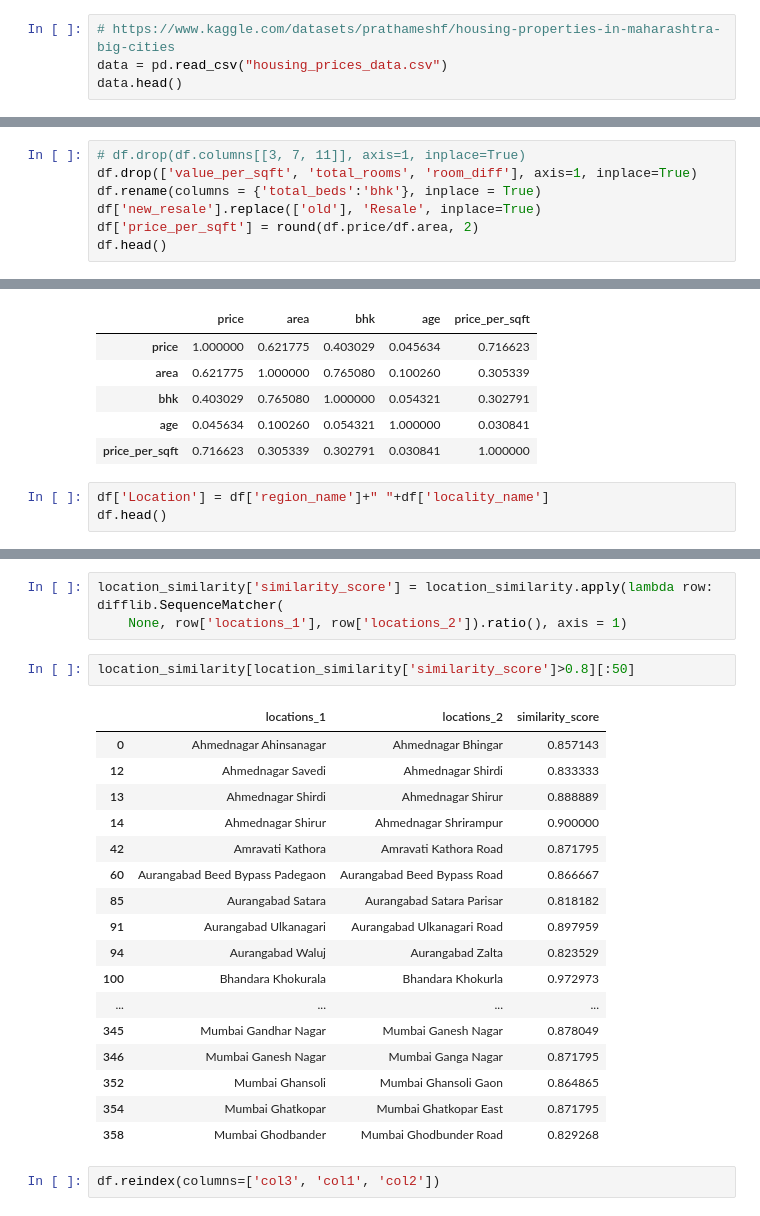
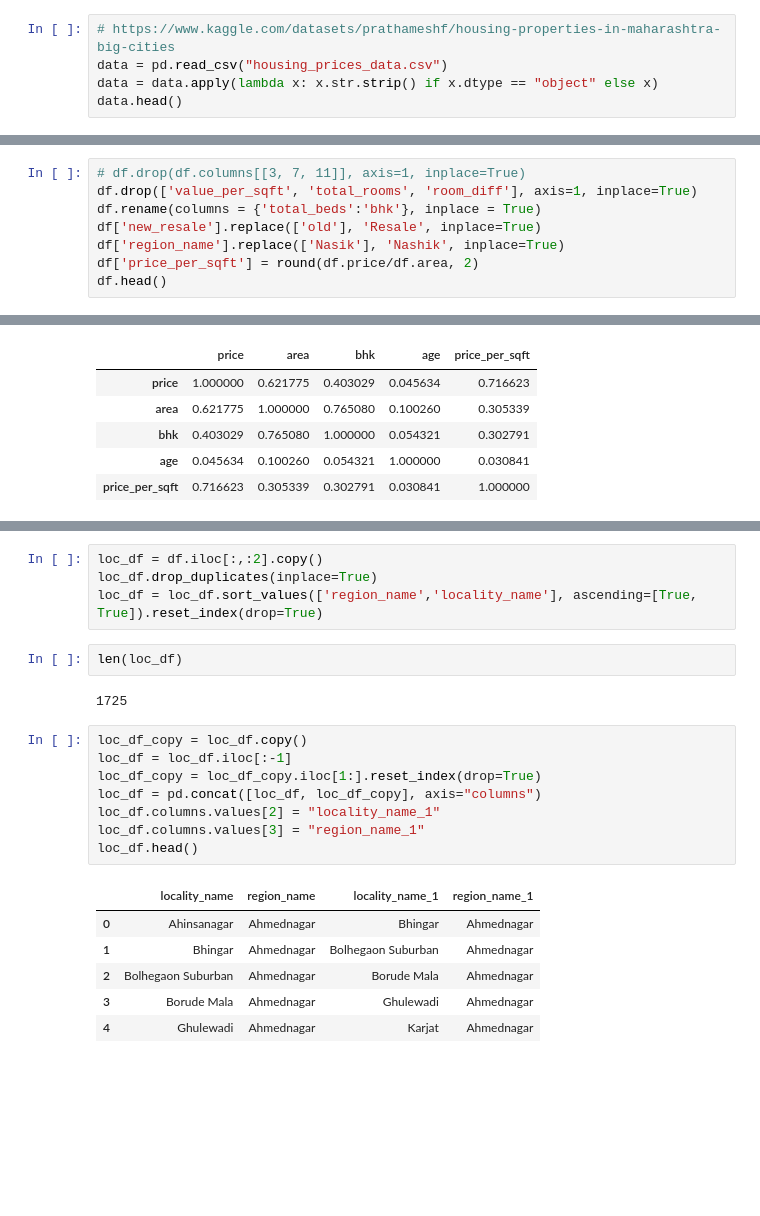
Before and after one commit to chait96/MyFiles, a Jupyter notebook: Analytics/Housing Prices/HousingPrices.ipynb, the cells around one changed output, grey strips where cells are left out. Cells and saved outputs as stored; diff of their text form; blank space fills up the shorter version.

```diff
--- a/Analytics/Housing Prices/HousingPrices.ipynb
+++ b/Analytics/Housing Prices/HousingPrices.ipynb
@@ -10,6 +10,7 @@ import difflib
 # %%
 # https://www.kaggle.com/datasets/prathameshf/housing-properties-in-maharashtra-big-cities
 data = pd.read_csv("housing_prices_data.csv")
+data = data.apply(lambda x: x.str.strip() if x.dtype == "object" else x)
 data.head()
 # %% [output]
 |  | locality_name | region_name | price | value_per_sqft | area | construction_status | house_type | ... |
@@ -116,6 +116,7 @@ Name: room_diff, dtype: int64
 df.drop(['value_per_sqft', 'total_rooms', 'room_diff'], axis=1, inplace=True)
 df.rename(columns = {'total_beds':'bhk'}, inplace = True)
 df['new_resale'].replace(['old'], 'Resale', inplace=True)
+df['region_name'].replace(['Nasik'], 'Nashik', inplace=True)
 df['price_per_sqft'] = round(df.price/df.area, 2)
 df.head()
 # %% [output]
@@ -165,6 +166,3 @@ df.corr()
 | bhk | 0.403029 | 0.765080 | 1.000000 | 0.054321 | 0.302791 |
 | age | 0.045634 | 0.100260 | 0.054321 | 1.000000 | 0.030841 |
 | price_per_sqft | 0.716623 | 0.305339 | 0.302791 | 0.030841 | 1.000000 |
-# %%
-df['Location'] = df['region_name']+" "+df['locality_name']
-df.head()
@@ -229,25 +169,23 @@ location_similarity.head()
-# %%
-location_similarity['similarity_score'] = location_similarity.apply(lambda row: difflib.SequenceMatcher(
-    None, row['locations_1'], row['locations_2']).ratio(), axis = 1)
-# %%
-location_similarity[location_similarity['similarity_score']>0.8][:50]
-# %% [output]
-|  | locations_1 | locations_2 | similarity_score |
-| 0 | Ahmednagar Ahinsanagar | Ahmednagar Bhingar | 0.857143 |
-| 12 | Ahmednagar Savedi | Ahmednagar Shirdi | 0.833333 |
-| 13 | Ahmednagar Shirdi | Ahmednagar Shirur | 0.888889 |
-| 14 | Ahmednagar Shirur | Ahmednagar Shrirampur | 0.900000 |
-| 42 | Amravati Kathora | Amravati Kathora Road | 0.871795 |
-| 60 | Aurangabad Beed Bypass Padegaon | Aurangabad Beed Bypass Road | 0.866667 |
-| 85 | Aurangabad Satara | Aurangabad Satara Parisar | 0.818182 |
-| 91 | Aurangabad Ulkanagari | Aurangabad Ulkanagari Road | 0.897959 |
-| 94 | Aurangabad Waluj | Aurangabad Zalta | 0.823529 |
-| 100 | Bhandara Khokurala | Bhandara Khokurla | 0.972973 |
-| ... | ... | ... | ... |
-| 345 | Mumbai Gandhar Nagar | Mumbai Ganesh Nagar | 0.878049 |
-| 346 | Mumbai Ganesh Nagar | Mumbai Ganga Nagar | 0.871795 |
-| 352 | Mumbai Ghansoli | Mumbai Ghansoli Gaon | 0.864865 |
-| 354 | Mumbai Ghatkopar | Mumbai Ghatkopar East | 0.871795 |
-| 358 | Mumbai Ghodbander | Mumbai Ghodbunder Road | 0.829268 |
-# %%
-df.reindex(columns=['col3', 'col1', 'col2'])
+# %%
+loc_df = df.iloc[:,:2].copy()
+loc_df.drop_duplicates(inplace=True)
+loc_df = loc_df.sort_values(['region_name','locality_name'], ascending=[True, True]).reset_index(drop=True)
+# %%
+len(loc_df)
+# %% [output]
+1725
+# %%
+loc_df_copy = loc_df.copy()
+loc_df = loc_df.iloc[:-1]
+loc_df_copy = loc_df_copy.iloc[1:].reset_index(drop=True)
+loc_df = pd.concat([loc_df, loc_df_copy], axis="columns")
+loc_df.columns.values[2] = "locality_name_1"
+loc_df.columns.values[3] = "region_name_1"
+loc_df.head()
+# %% [output]
+|  | locality_name | region_name | locality_name_1 | region_name_1 |
+| 0 | Ahinsanagar | Ahmednagar | Bhingar | Ahmednagar |
+| 1 | Bhingar | Ahmednagar | Bolhegaon Suburban | Ahmednagar |
+| 2 | Bolhegaon Suburban | Ahmednagar | Borude Mala | Ahmednagar |
+| 3 | Borude Mala | Ahmednagar | Ghulewadi | Ahmednagar |
+| 4 | Ghulewadi | Ahmednagar | Karjat | Ahmednagar |
```
Also changed, not shown: parts of 22 cells of this notebook, 1 other file.
